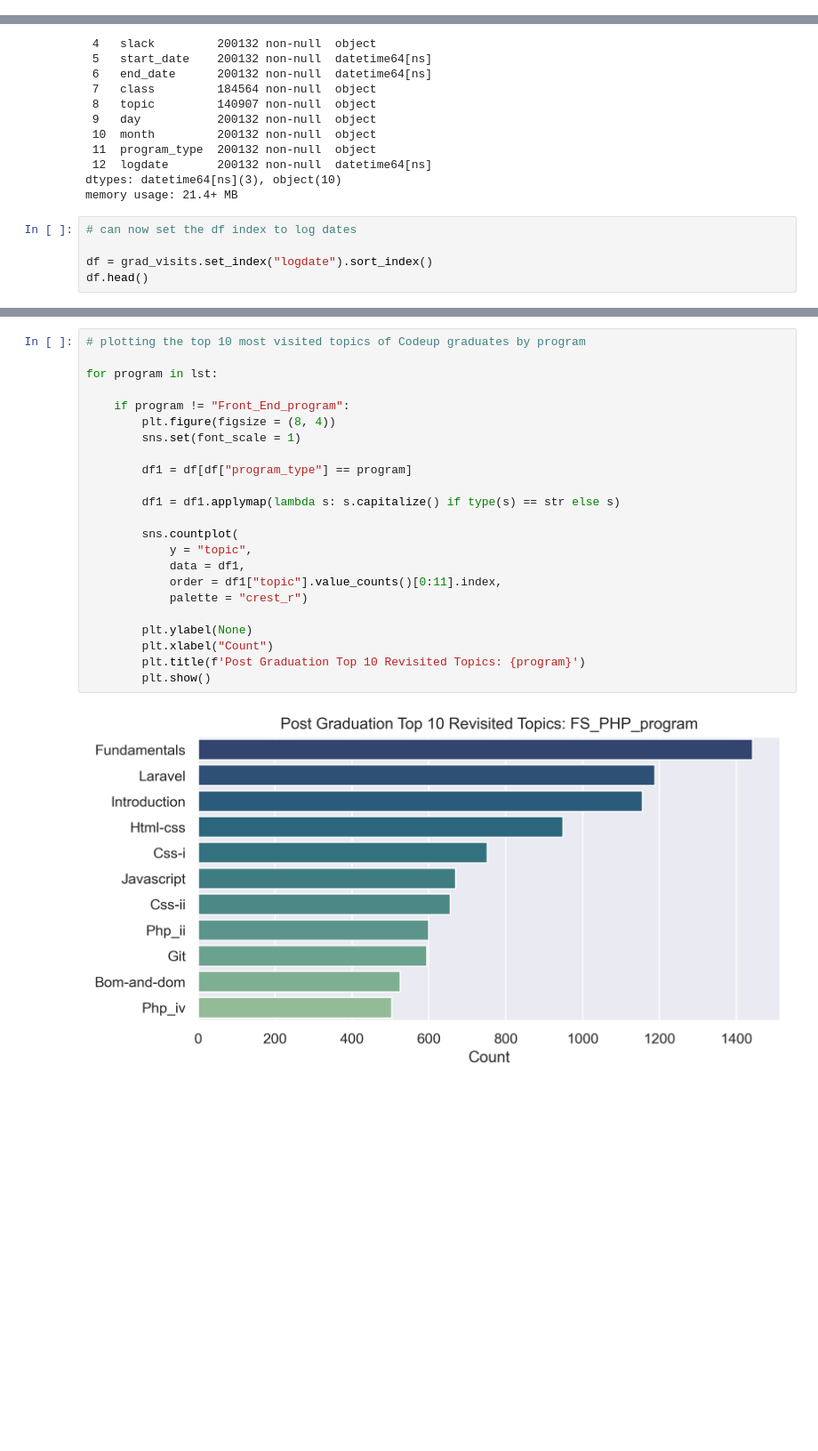
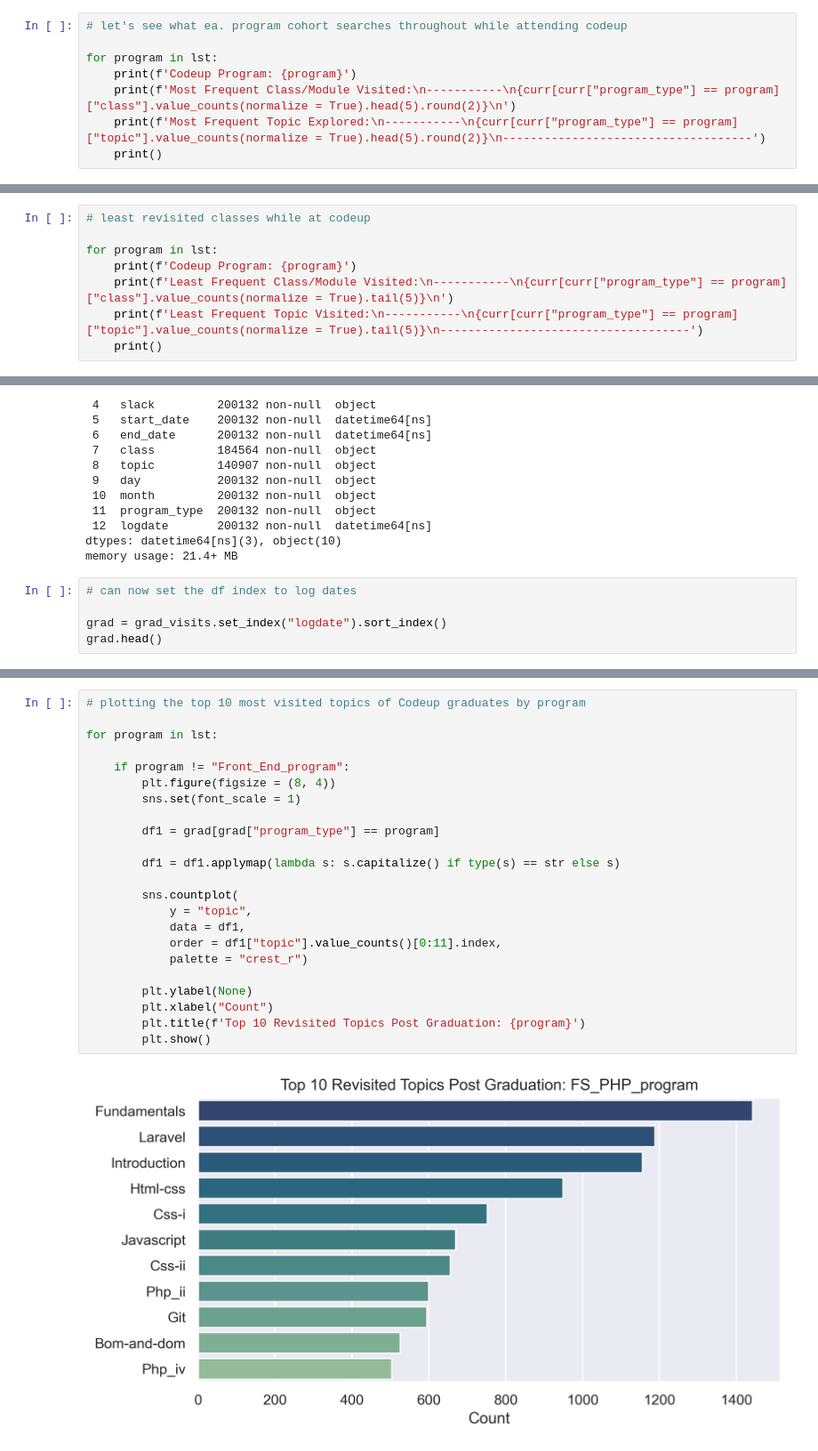
Before and after one commit to Kalpana-duo/project_anomaly, a Jupyter notebook: mm_notebook.ipynb, the cells around one changed output, grey strips where cells are left out. Shown at 89% size. Saved outputs shown, nothing was run; the diff lists cells and outputs as text; blank space fills up the shorter version.

```diff
--- a/mm_notebook.ipynb
+++ b/mm_notebook.ipynb
@@ -730,0 +786,8 @@ df.head()
+# %%
+# let's see what ea. program cohort searches throughout while attending codeup
+
+for program in lst:
+    print(f'Codeup Program: {program}')
+    print(f'Most Frequent Class/Module Visited:\n-----------\n{curr[curr["program_type"] == program]["class"].value_counts(normalize = True).head(5).round(2)}\n')
+    print(f'Most Frequent Topic Explored:\n-----------\n{curr[curr["program_type"] == program]["topic"].value_counts(normalize = True).head(5).round(2)}\n------------------------------------')
+    print()
@@ -730,0 +812,8 @@ df.head()
+# %%
+# least revisited classes while at codeup
+
+for program in lst:
+    print(f'Codeup Program: {program}')
+    print(f'Least Frequent Class/Module Visited:\n-----------\n{curr[curr["program_type"] == program]["class"].value_counts(normalize = True).tail(5)}\n')
+    print(f'Least Frequent Topic Visited:\n-----------\n{curr[curr["program_type"] == program]["topic"].value_counts(normalize = True).tail(5)}\n------------------------------------')
+    print()
@@ -763,8 +873,8 @@ memory usage: 21.4+ MB
 # %%
 # can now set the df index to log dates
 
-df = grad_visits.set_index("logdate").sort_index()
-df.head()
+grad = grad_visits.set_index("logdate").sort_index()
+grad.head()
 # %% [output]
 |  | endpoint | user_id | ip | name | slack | start_date | end_date | class | topic | day | ... |
 | logdate |  |  |  |  |  |  |  |  |  |  | ... |
@@ -803,27 +913,27 @@ Name: topic, dtype: float64
 # %%
 # plotting the top 10 most visited topics of Codeup graduates by program
 
 for program in lst:
 
     if program != "Front_End_program":
         plt.figure(figsize = (8, 4))
         sns.set(font_scale = 1)
 
-        df1 = df[df["program_type"] == program]
+        df1 = grad[grad["program_type"] == program]
 
         df1 = df1.applymap(lambda s: s.capitalize() if type(s) == str else s)
 
         sns.countplot(
             y = "topic",
             data = df1,
             order = df1["topic"].value_counts()[0:11].index,
             palette = "crest_r")
 
         plt.ylabel(None)
         plt.xlabel("Count")
-        plt.title(f'Post Graduation Top 10 Revisited Topics: {program}')
+        plt.title(f'Top 10 Revisited Topics Post Graduation: {program}')
         plt.show()
 # %% [output]
-[figure, old version]
+[figure, new version]
 [figure]
 [figure]
```
Also changed, not shown: parts of 17 cells of this notebook, 2 other files.
